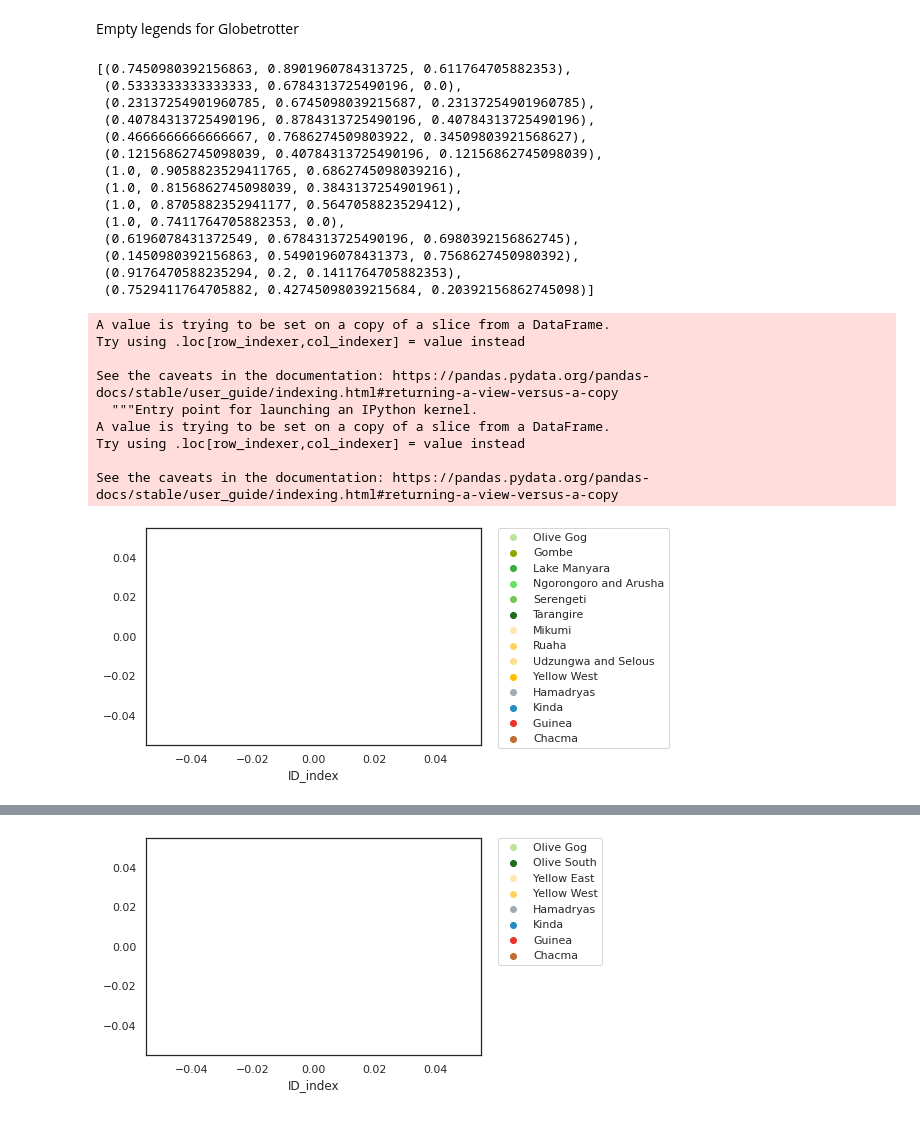
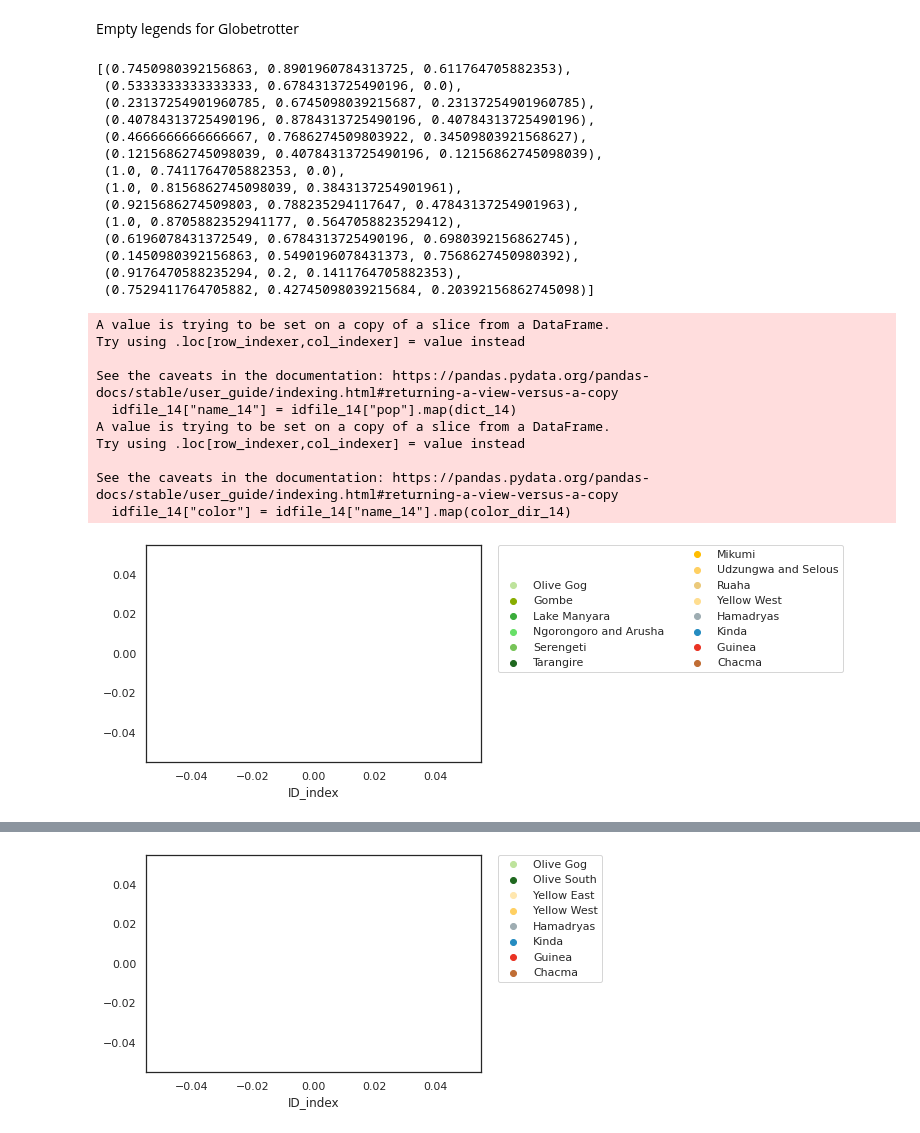
Before and after one commit to erikfogh/baboon_analysis, a Jupyter notebook: notebooks/paint12_other_chrom_ancestry.ipynb, the cells around one changed output, grey strips where cells are left out. Drawn from its saved outputs; the diff is of its cells as text; code cells hidden in the pictures.

```diff
--- a/notebooks/paint12_other_chrom_ancestry.ipynb
+++ b/notebooks/paint12_other_chrom_ancestry.ipynb
@@ -159,8 +172,8 @@ df_length_stats_3["Ancestry Fragment Ratio"] = df_length_stats_3["Ancestry Perce
 # %%
 df_length_stats_8 = pd.read_csv("../results/length_stats_8_cluster.txt")
 # %%
-mycols = sns.color_palette(["#BEE39C", "#1F681F", "#FFE7AF",
-                            "#FFD062", "#9EADB2", "#258CC1", "#EA3324", "#C06D34"])
+mycols = sns.color_palette(["#BEE39C", "#1F681F", "#FFD062", "#FFE7AF",
+                            "#9EADB2", "#258CC1", "#EA3324", "#C06D34"])
 name_order = sorted(df_length_stats_8["Population, Donor"].unique())
 color_dir = {}
 for i in range(len(name_order)):
@@ -679,14 +713,13 @@ idfile_path = "/home/eriks/baboondiversity/data/PG_panu3_phased_chromosomes_4_7_
 idfile = pd.read_csv(idfile_path, sep=" ", names=["PGDP_ID", "pop", "inclusion"])
 idfile["ID_index"] = idfile.index
 idfile_14 = idfile.loc[idfile.PGDP_ID.isin(df_length_stats_38X.individual)]
-color_14 = sns.color_palette(["#BEE39C", "#88ad00", "#3BAC3B", "#68E068", "#77c458", "#1F681F", "#FFE7AF",
-                            "#FFD062", "#FFDE90", "#FFBD00", "#9EADB2", "#258CC1", "#EA3324", "#C06D34"])
+color_14 = sns.color_palette(["#BEE39C", "#88ad00", "#3BAC3B", "#68E068", "#77c458", "#1F681F",
+                            "#FFBD00", "#FFD062", "#ebc97a", "#FFDE90",
+                            "#9EADB2", "#258CC1", "#EA3324", "#C06D34"])
 
-name_order = ['Olive Gog', 'Gombe', 'Lake Manyara', 'Ngorongoro and Arusha',
-       'Serengeti', 'Tarangire', 'Mikumi',
-       'Ruaha', 'Udzungwa and Selous', 'Yellow West',
-       'Hamadryas', 'Kinda', 'Guinea ',
-       'Chacma']
+name_order = ['Olive Gog', 'Gombe', 'Lake Manyara', 'Ngorongoro and Arusha', 'Serengeti', 'Tarangire',
+              'Mikumi', 'Udzungwa and Selous', 'Ruaha','Yellow West',
+           'Hamadryas', 'Kinda', 'Guinea ', 'Chacma']
 
 l_list = sorted(idfile_14["pop"].unique())
 dict_14 = {}
@@ -703,10 +736,10 @@ color_14
  (0.40784313725490196, 0.8784313725490196, 0.40784313725490196),
  (0.4666666666666667, 0.7686274509803922, 0.34509803921568627),
  (0.12156862745098039, 0.40784313725490196, 0.12156862745098039),
- (1.0, 0.9058823529411765, 0.6862745098039216),
+ (1.0, 0.7411764705882353, 0.0),
  (1.0, 0.8156862745098039, 0.3843137254901961),
+ (0.9215686274509803, 0.788235294117647, 0.47843137254901963),
  (1.0, 0.8705882352941177, 0.5647058823529412),
- (1.0, 0.7411764705882353, 0.0),
  (0.6196078431372549, 0.6784313725490196, 0.6980392156862745),
  (0.1450980392156863, 0.5490196078431373, 0.7568627450980392),
  (0.9176470588235294, 0.2, 0.1411764705882353),
@@ -720,15 +753,17 @@ A value is trying to be set on a copy of a slice from a DataFrame.
 Try using .loc[row_indexer,col_indexer] = value instead
 
 See the caveats in the documentation: https://pandas.pydata.org/pandas-docs/stable/user_guide/indexing.html#returning-a-view-versus-a-copy
-  """Entry point for launching an IPython kernel.
+  idfile_14["name_14"] = idfile_14["pop"].map(dict_14)
 A value is trying to be set on a copy of a slice from a DataFrame.
 Try using .loc[row_indexer,col_indexer] = value instead
 
 See the caveats in the documentation: https://pandas.pydata.org/pandas-docs/stable/user_guide/indexing.html#returning-a-view-versus-a-copy
+  idfile_14["color"] = idfile_14["name_14"].map(color_dir_14)
 # %%
 sns.scatterplot(data=idfile_14.sort_values(["name_14"]), x="ID_index", hue="name_14",
                 palette=color_dir_14, hue_order=name_order)
-plt.legend(bbox_to_anchor=(1.05, 1), loc=2, borderaxespad=0.)
-plt.savefig("../figures/14pop_legend.png", dpi=300, bbox_inches='tight')
+plt.plot(np.zeros([1,2]), color='w', alpha=0, label=' ')
+plt.legend(bbox_to_anchor=(1.05, 1), loc=2, borderaxespad=0., ncol = 2)
+plt.savefig("../figures/14pop_legend.pdf", dpi=300, bbox_inches='tight')
 # %% [output]
-[figure, old version]
+[figure, new version]
```
Also changed, not shown: parts of 45 cells of this notebook, 37 other files.
